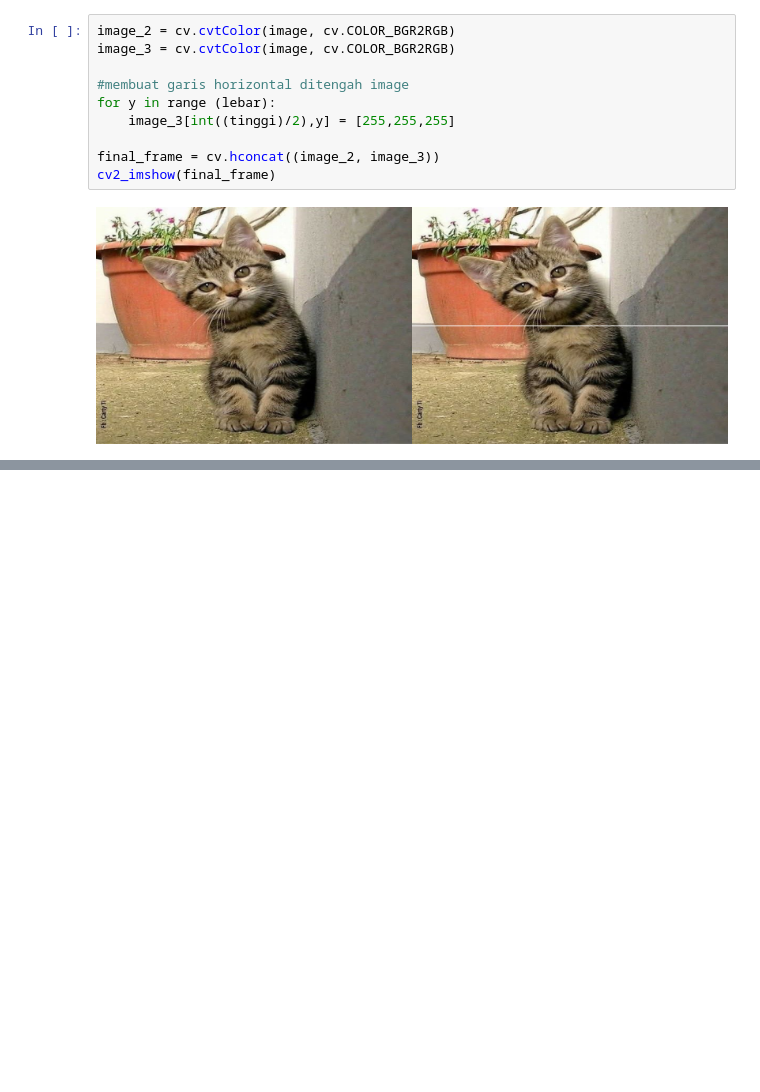
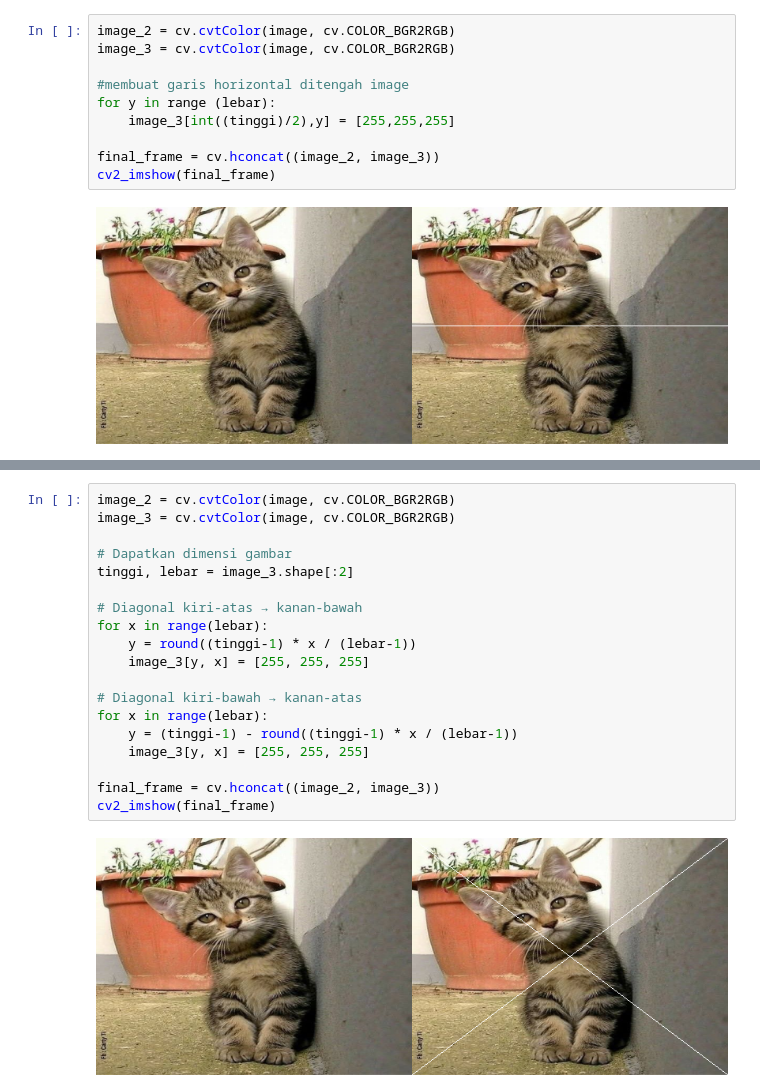
Before and after one commit to azzazhr/PCVK_Ganjil_2025, a Jupyter notebook: Week1.ipynb, the cells around one changed output, grey strips where cells are left out. Cells and saved outputs as stored; diff of their text form; blank space fills up the shorter version.

```diff
--- a/Week1.ipynb
+++ b/Week1.ipynb
@@ -64,0 +157,21 @@ cv2_imshow(final_frame)
+# %%
+image_2 = cv.cvtColor(image, cv.COLOR_BGR2RGB)
+image_3 = cv.cvtColor(image, cv.COLOR_BGR2RGB)
+
+# Dapatkan dimensi gambar
+tinggi, lebar = image_3.shape[:2]
+
+# Diagonal kiri-atas → kanan-bawah
+for x in range(lebar):
+    y = round((tinggi-1) * x / (lebar-1))
+    image_3[y, x] = [255, 255, 255]
+
+# Diagonal kiri-bawah → kanan-atas
+for x in range(lebar):
+    y = (tinggi-1) - round((tinggi-1) * x / (lebar-1))
+    image_3[y, x] = [255, 255, 255]
+
+final_frame = cv.hconcat((image_2, image_3))
+cv2_imshow(final_frame)
+# %% [output]
+[figure, added]
```
Also changed, not shown: parts of 16 cells of this notebook.
